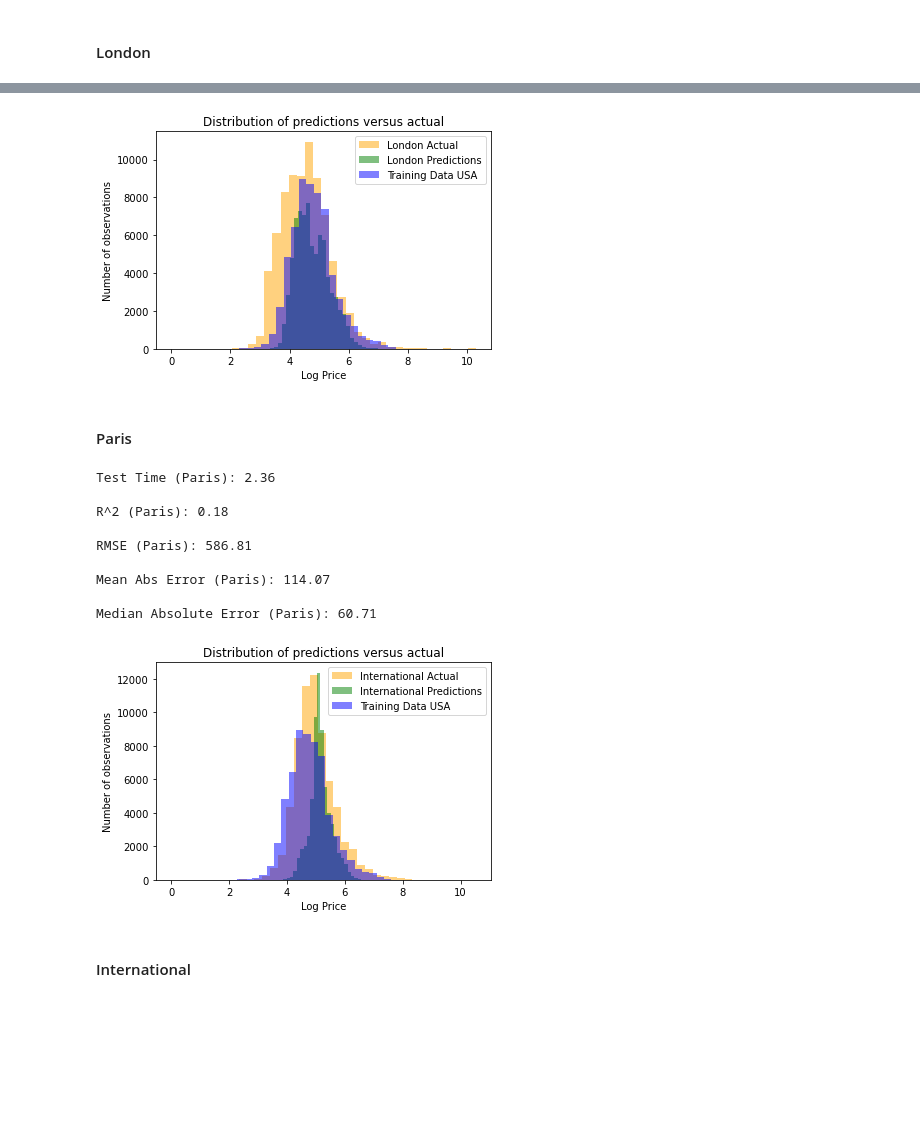
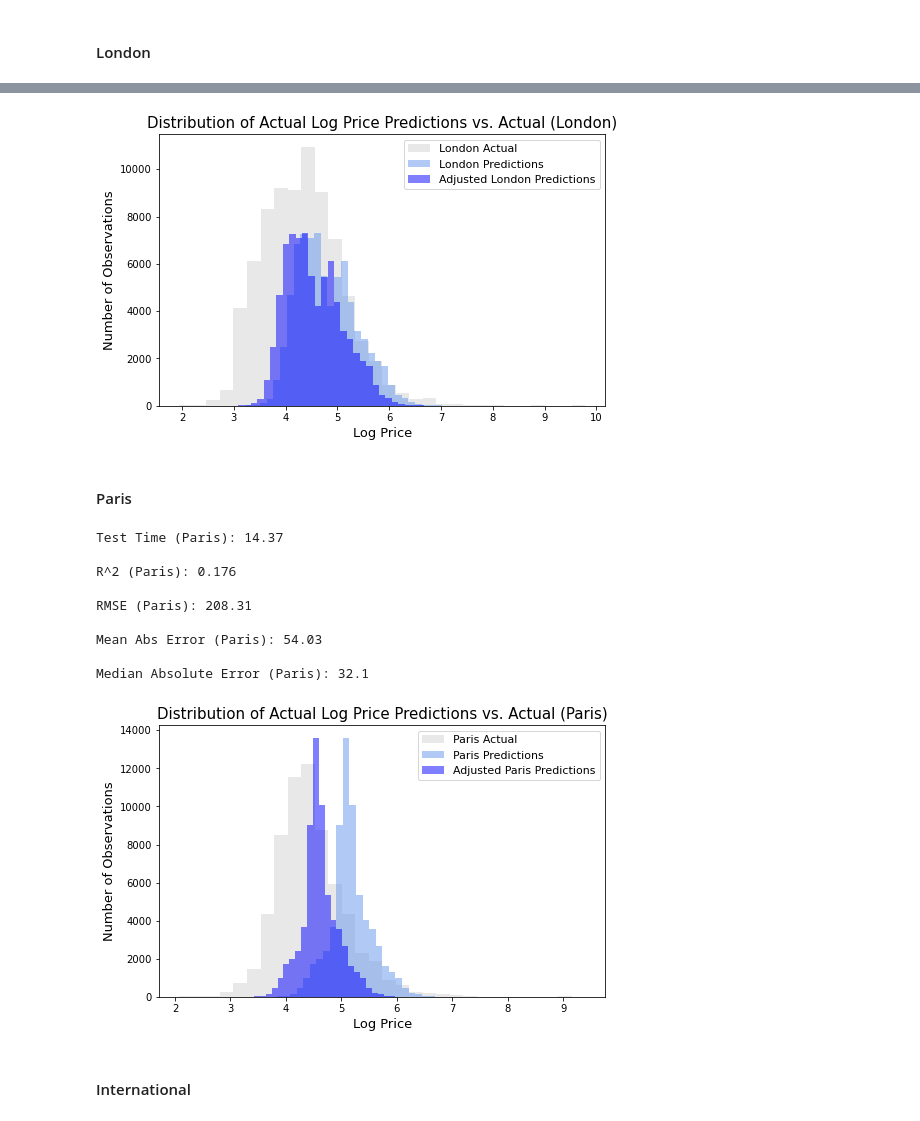
Before and after one commit to nikhil-bhargava/ids-705-final-project, a Jupyter notebook: notebooks/nb-random-forest-modeling.ipynb, the cells around one changed output, grey strips where cells are left out. Drawn from its saved outputs; the diff is of its cells as text; code cells hidden in the pictures; blank space fills up the shorter version.

```diff
--- a/notebooks/nb-random-forest-modeling.ipynb
+++ b/notebooks/nb-random-forest-modeling.ipynb
@@ -214,6 +171,6 @@ X_test.replace([np.inf, -np.inf], 0, inplace=True)
 # %%
 start = time.time()
-rf_final = RandomForestRegressor(n_estimators=100, min_samples_split=2,
+rf_final = RandomForestRegressor(n_estimators=800, min_samples_split=2,
                                 min_samples_leaf=2, max_features='auto',
                                max_depth=100, bootstrap=True).fit(X, y)
 end = time.time()
@@ -302,20 +238,5 @@ london_X = london.drop(columns=['log_price'])
 
 paris_y = paris.log_price
 paris_X = paris.drop(columns=['log_price'])
-# %%
-# standardize madrid data
-madrid_X = (madrid_X - X_train_mean)/X_train_stdev
-madrid_X.fillna(0, inplace=True)
-madrid_X.replace([np.inf, -np.inf], 0, inplace=True)
-
-# standardize london data
-london_X = (london_X - X_train_mean)/X_train_stdev
-london_X.fillna(0, inplace=True)
-london_X.replace([np.inf, -np.inf], 0, inplace=True)
-
-# standardize madrid data
-paris_X = (paris_X - X_train_mean)/X_train_stdev
-paris_X.fillna(0, inplace=True)
-paris_X.replace([np.inf, -np.inf], 0, inplace=True)
 # %% [markdown]
 #### Madrid
@@ -370,14 +294,17 @@ plt.show()
 # %% [markdown]
 #### London
-# %%
-london_col = 100/95
-london_y = london_col*london_y
 # %%
+# make predictions & time
 lon_start = time.time()
-y_pred = rf_final.predict(london_X)
+y_pred_o = rf_final.predict(london_X)
 lon_end = time.time()
 
-acc = rf_final.score(london_X, london_y)
+# adjust predictions for cost of living
+london_col = 100/95
+y_pred = np.log(np.exp(y_pred_o / london_col))
+
+# calculate metrics
+acc = r2_score(london_y, y_pred)
 
 rmse = mean_squared_error(np.exp(london_y), np.exp(y_pred), squared=False)
 
@@ -407,13 +334,14 @@ Median Absolute Error (London): 39.6
 # %%
-plt.hist(london_y, bins=30, label='London Actual', color='orange', alpha = 0.5)
-plt.hist(y_pred, bins=30, label='London Predictions', color='green',alpha = 0.5)
-plt.hist(y, bins=30, label='Training Data USA', color='blue', alpha = 0.5)
-plt.title('Distribution of predictions versus actual')
-plt.ylabel('Number of observations')
-plt.xlabel('Log Price')
-plt.legend()
+plt.figure(figsize=(8,5))
+plt.hist(london_y, bins=30, label='London Actual', color='lightgrey', alpha = 0.5)
+plt.hist(y_pred_o, bins=30, label='London Predictions', color='cornflowerblue',alpha = 0.5)
+plt.hist(y_pred, bins=30, label='Adjusted London Predictions', color='blue',alpha = 0.5)
+plt.title('Distribution of Actual Log Price Predictions vs. Actual (London)', fontsize=15)
+plt.ylabel('Number of Observations', fontsize=13)
+plt.xlabel('Log Price', fontsize=13)
+plt.legend(fontsize=11)
 plt.show()
 # %% [output]
-[figure, old version]
+[figure, new version]
 # %% [markdown]
 #### Paris
@@ -435,7 +366,7 @@ medae = median_absolute_error(np.exp(paris_y), np.exp(y_pred))
 # %%
 print('Test Time (Paris):', round(paris_end-paris_start,2))
 print('')
-print('R^2 (Paris):', round(acc,2))
+print('R^2 (Paris):', round(acc,3))
 print('')
 print('RMSE (Paris):', round(rmse,2))
 print('')
@@ -443,26 +374,27 @@ print('Mean Abs Error (Paris):', round(mae,2))
 print('')
 print('Median Absolute Error (Paris):', round(medae,2))
 # %% [output]
-Test Time (Paris): 2.36
+Test Time (Paris): 14.37
 
-R^2 (Paris): 0.18
+R^2 (Paris): 0.176
 
-RMSE (Paris): 586.81
+RMSE (Paris): 208.31
 
-Mean Abs Error (Paris): 114.07
+Mean Abs Error (Paris): 54.03
 
-Median Absolute Error (Paris): 60.71
+Median Absolute Error (Paris): 32.1
 # %%
-plt.hist(paris_y, bins=30, label='International Actual', color='orange', alpha = 0.5)
-plt.hist(y_pred, bins=30, label='International Predictions', color='green',alpha = 0.5)
-plt.hist(y, bins=30, label='Training Data USA', color='blue', alpha = 0.5)
-plt.title('Distribution of predictions versus actual')
-plt.ylabel('Number of observations')
-plt.xlabel('Log Price')
-plt.legend()
+plt.figure(figsize=(8,5))
+plt.hist(paris_y, bins=30, label='Paris Actual', color='lightgrey', alpha = 0.5)
+plt.hist(y_pred_o, bins=30, label='Paris Predictions', color='cornflowerblue',alpha = 0.5)
+plt.hist(y_pred, bins=30, label='Adjusted Paris Predictions', color='blue',alpha = 0.5)
+plt.title('Distribution of Actual Log Price Predictions vs. Actual (Paris)', fontsize=15)
+plt.ylabel('Number of Observations', fontsize=13)
+plt.xlabel('Log Price', fontsize=13)
+plt.legend(fontsize=11)
 plt.show()
 # %% [output]
-[figure, old version]
+[figure, new version]
 # %% [markdown]
 #### International
 # %%
```
Also changed, not shown: parts of 33 cells of this notebook.
